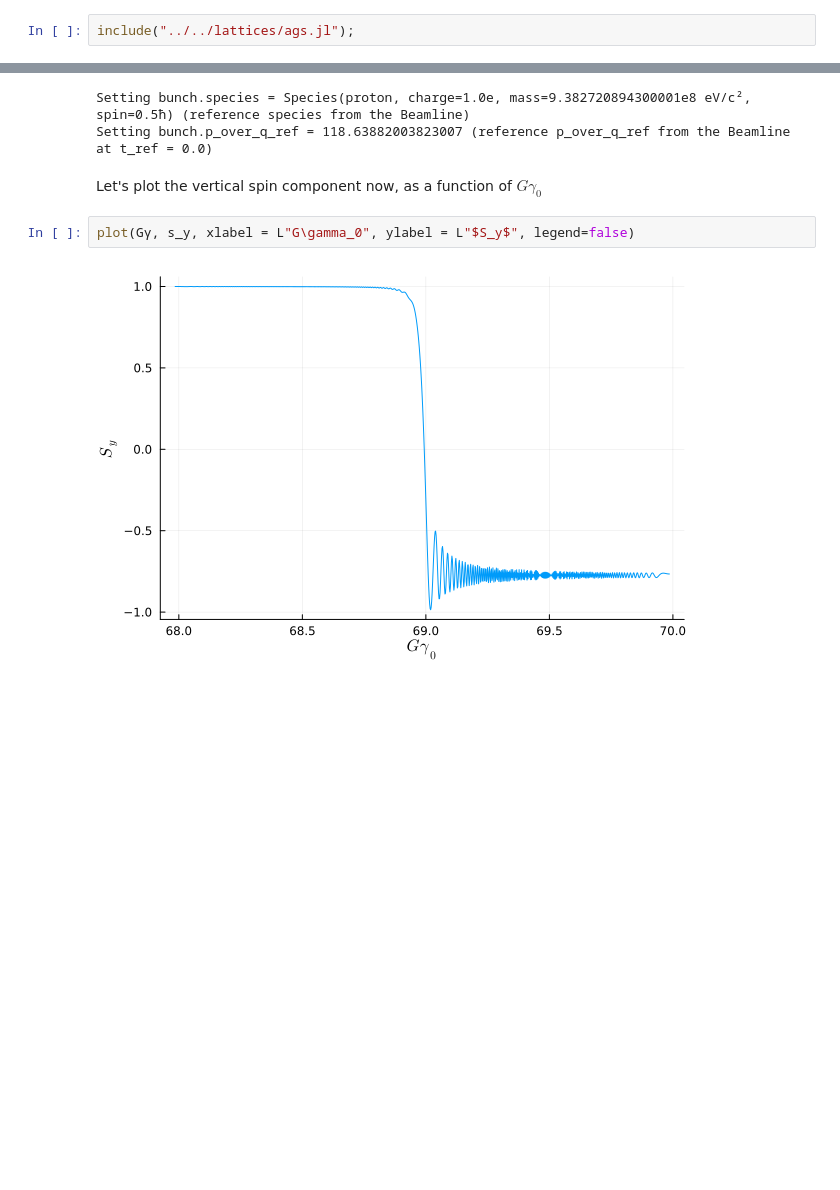
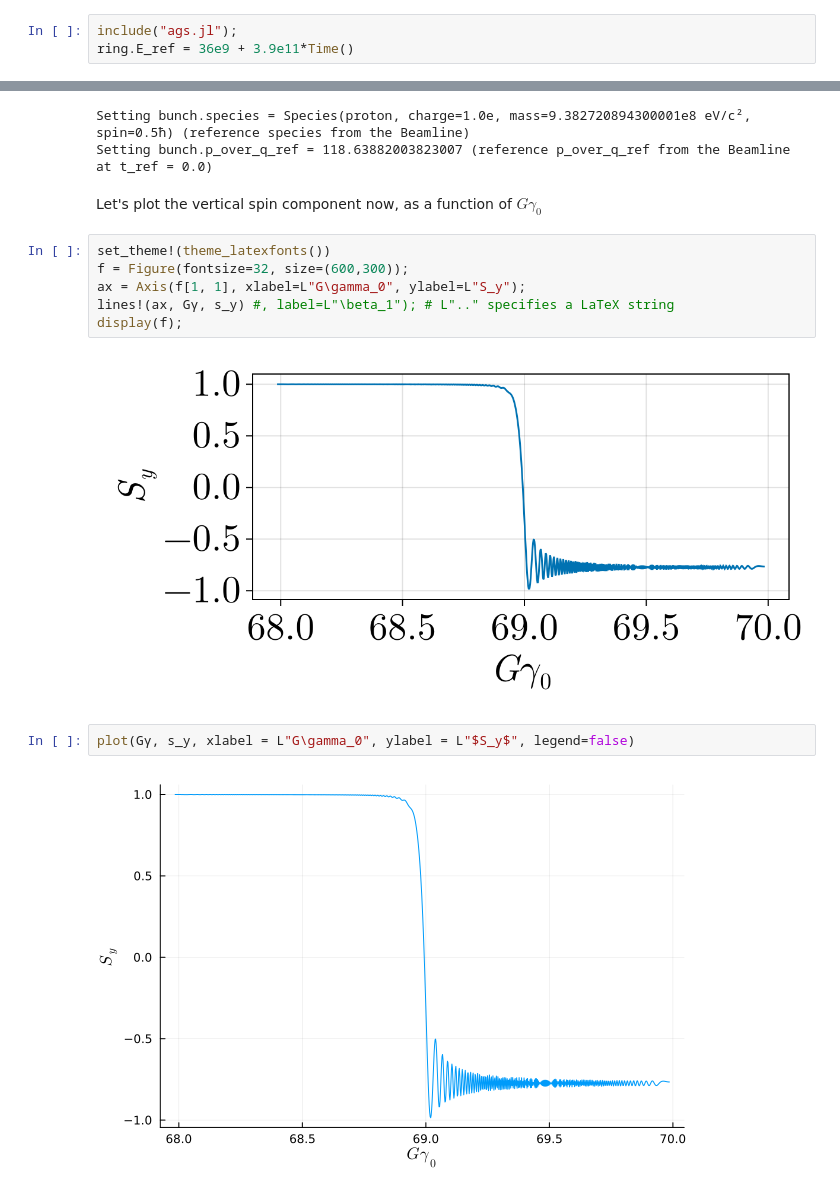
Before and after one commit to bmad-sim/SciBmad.jl, a Jupyter notebook: examples/julia/ags-spin-ramp.ipynb, the cells around one changed output, grey strips where cells are left out. Drawn from its saved outputs; the diff is of its cells as text; blank space fills up the shorter version.

```diff
--- a/examples/julia/ags-spin-ramp.ipynb
+++ b/examples/julia/ags-spin-ramp.ipynb
@@ -26,4 +26,5 @@ using SciBmad, Plots, LaTeXStrings
 # %% [markdown]
 We will use a simple FODO lattice based on the AGS with superperiod $P=60$:
 # %%
-include("../../lattices/ags.jl");
+include("ags.jl");
+ring.E_ref = 36e9 + 3.9e11*Time()
@@ -104,6 +117,14 @@ Setting bunch.species = Species(proton, charge=1.0e, mass=9.382720894300001e8 eV
 Setting bunch.p_over_q_ref = 118.63882003823007 (reference p_over_q_ref from the Beamline at t_ref = 0.0)
 # %% [markdown]
 Let's plot the vertical spin component now, as a function of $G\gamma_0$
+# %%
+set_theme!(theme_latexfonts())
+f = Figure(fontsize=32, size=(600,300));
+ax = Axis(f[1, 1], xlabel=L"G\gamma_0", ylabel=L"S_y");
+lines!(ax, Gγ, s_y) #, label=L"\beta_1"); # L".." specifies a LaTeX string
+display(f);
+# %% [output]
+[figure, added]
 # %%
 plot(Gγ, s_y, xlabel = L"G\gamma_0", ylabel = L"$S_y$", legend=false)
 # %% [output]
```
Also changed, not shown: parts of 9 cells of this notebook, 2 other files.
